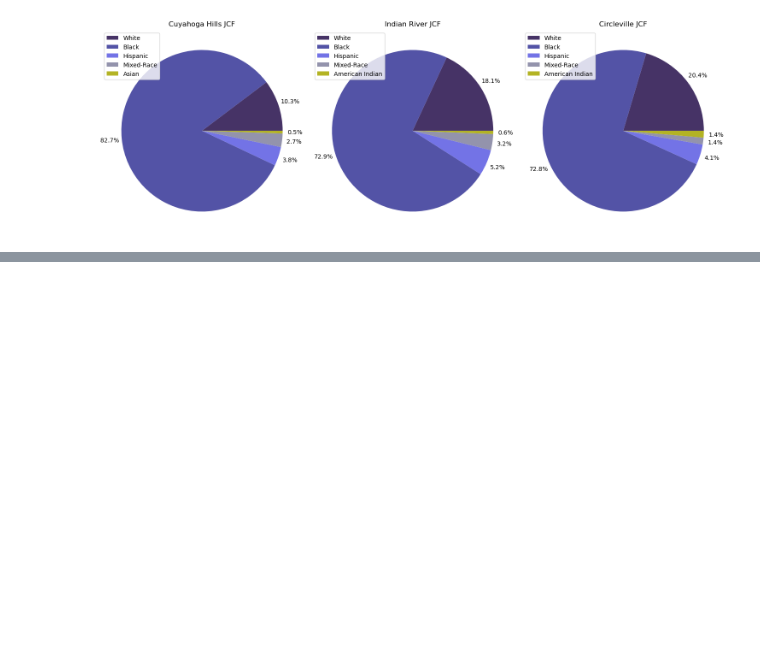
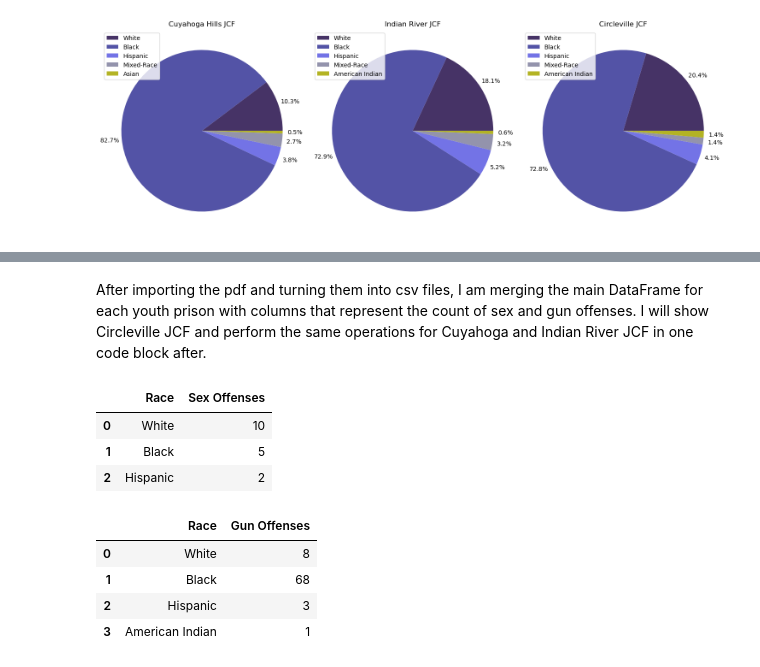
Before and after one commit to bianca-amoako/data_EMATfa24, a Jupyter notebook: Final Project/final_project_amoako.ipynb, the cells around one changed output, grey strips where cells are left out. Saved outputs shown, nothing was run; the diff lists cells and outputs as text; code cells hidden in the pictures; blank space fills up the shorter version.

```diff
--- a/Final Project/final_project_amoako.ipynb
+++ b/Final Project/final_project_amoako.ipynb
@@ -99,0 +105,25 @@ plt.show()
+# %% [markdown]
+After importing the pdf and turning them into csv files, I am merging the main DataFrame for each youth prison with columns that represent the count of sex and gun offenses. I will show Circleville JCF and perform the same operations for Cuyahoga and Indian River JCF in one code block after.
+# %%
+#Sexual offenses Circleville JCF
+tabula.convert_into("Circleville_sex_off_youth.pdf", "circle_sexoff_race.csv", output_format="csv", pages='1')
+circle_sexoff_df = pd.DataFrame(pd.read_csv("circle_sexoff_race.csv"))
+circle_sexoff_df = circle_sexoff_df.drop(3).rename(columns={"Current\rPopulation": "Sex Offenses"})
+circle_sexoff_df
+# %% [output]
+|  | Race | Sex Offenses |
+| 0 | White | 10 |
+| 1 | Black | 5 |
+| 2 | Hispanic | 2 |
+# %%
+#Gun offenses Circleville JCF
+tabula.convert_into("circle_gun_off_youth.pdf", "circle_gunoff_race.csv", output_format="csv", pages='1')
+circle_gunoff_df = pd.DataFrame(pd.read_csv("circle_gunoff_race.csv"))
+circle_gunoff_df = circle_gunoff_df.drop(4).rename(columns={"Current\rPopulation": "Gun Offenses"})
+circle_gunoff_df
+# %% [output]
+|  | Race | Gun Offenses |
+| 0 | White | 8 |
+| 1 | Black | 68 |
+| 2 | Hispanic | 3 |
+| 3 | American Indian | 1 |
```
Also changed, not shown: parts of 13 cells of this notebook, 5 other files.
